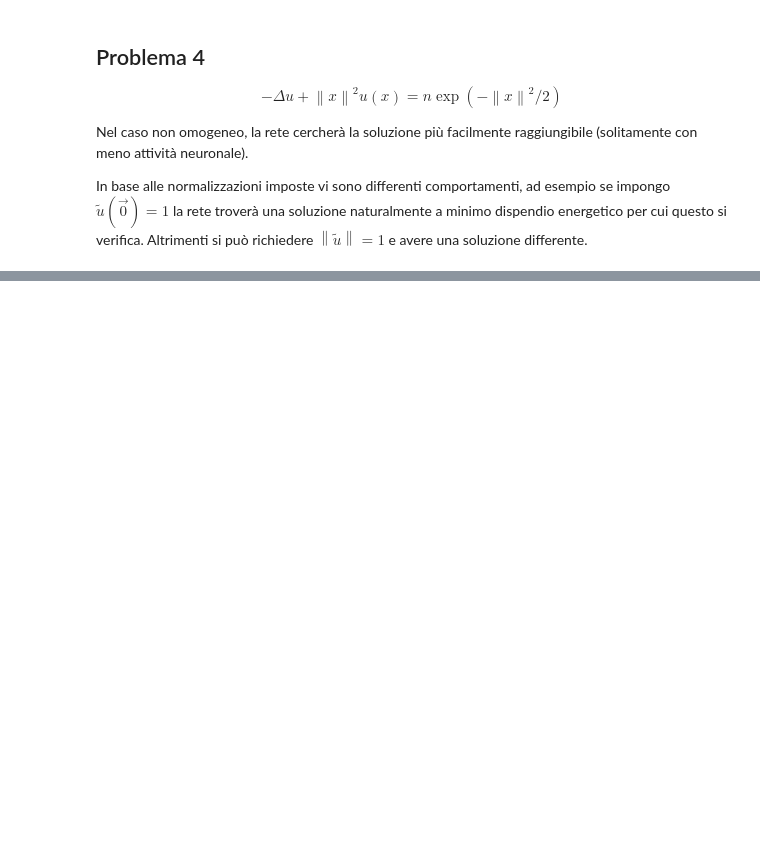
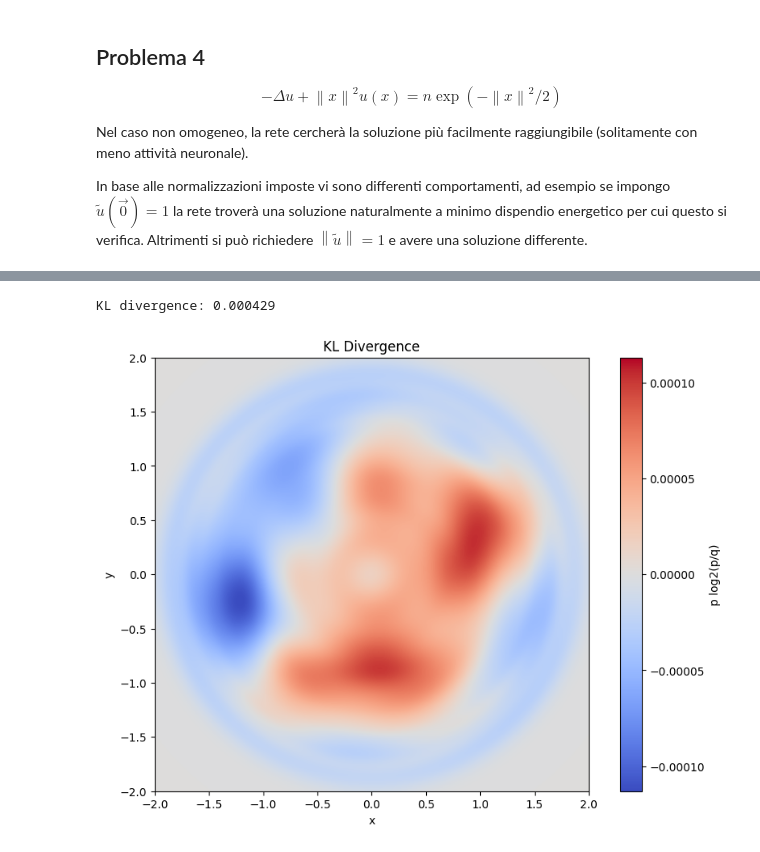
Before and after one commit to unimore-PhD-StefanoMagriniAlunno/PhD_Laboratory, a Jupyter notebook: notebooks/report1_renew.ipynb, the cells around one changed output, grey strips where cells are left out. Saved outputs shown, nothing was run; the diff lists cells and outputs as text; code cells hidden in the pictures; blank space fills up the shorter version.

```diff
--- a/notebooks/report1_renew.ipynb
+++ b/notebooks/report1_renew.ipynb
@@ -1628,0 +1905,40 @@ plt.show()
+# %%
+# KL divergence
+domain_size = 4
+xmin = -domain_size/2
+xmax = domain_size/2
+area = (xmax - xmin)**2
+x, y = torch.meshgrid(
+    torch.linspace(xmin, xmax, 500),
+    torch.linspace(xmin, xmax, 500),
+    indexing='ij'
+)
+x_test = torch.stack([x.flatten(), y.flatten()], dim=-1)
+u_pred = model(x_test).squeeze(-1)
+u_true = torch.exp(- beta * ((x_test.squeeze()**2).sum(dim=-1)-radius**2)**2)
+# normalizzo
+u_pred /= torch.mean(u_pred)
+u_true /= torch.mean(u_true)
+
+error = (u_true*torch.log2(u_true/u_pred)).detach().cpu()
+# divido l'errore per l'integrale empirico
+error = error / area
+print(f"KL divergence: {area * error.abs().mean().item():.6f}")
+
+# plot error
+plt.figure(figsize=(10, 7))
+plt.imshow(
+    error.reshape(500, 500),
+    extent=(xmin, xmax, xmin, xmax),
+    origin='lower', cmap='coolwarm',
+    vmin=-error.abs().max().item(), vmax=error.abs().max().item()
+)
+plt.colorbar(label='p log2(p/q)')
+plt.title("KL Divergence")
+plt.xlabel("x")
+plt.ylabel("y")
+plt.savefig("pinn_KLdiv.png", dpi=600)
+plt.show()
+# %% [output]
+KL divergence: 0.000429
+[figure, added]
```
Also changed, not shown: parts of 37 cells of this notebook, 3 other files.
